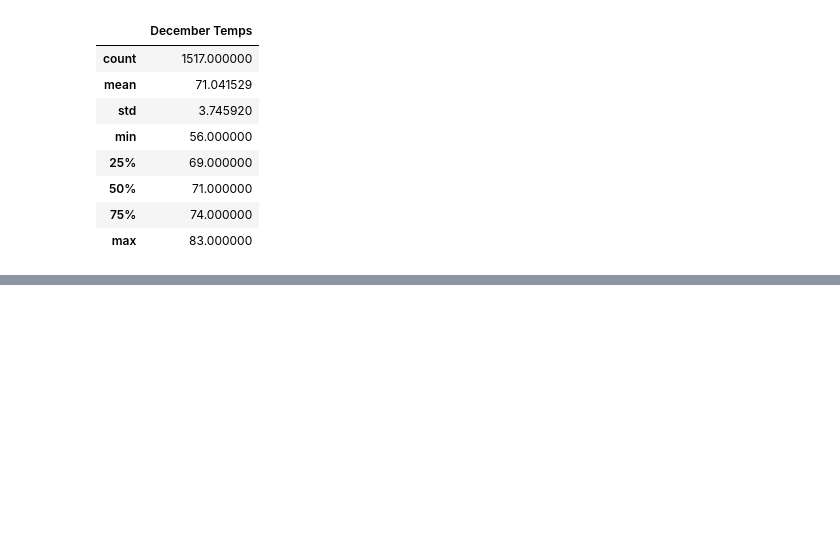
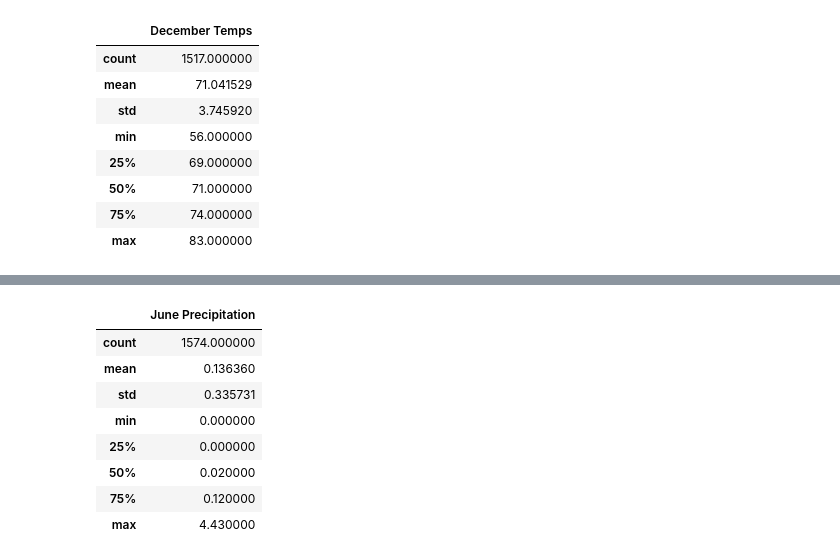
Before and after one commit to ashley-green1/surfs_up, a Jupyter notebook: SurfsUp_Challenge.ipynb, the cells around one changed output, grey strips where cells are left out. Drawn from its saved outputs; the diff is of its cells as text; code cells hidden in the pictures; blank space fills up the shorter version.

```diff
--- a/SurfsUp_Challenge.ipynb
+++ b/SurfsUp_Challenge.ipynb
@@ -172,0 +199,26 @@ Dec_df.describe()
+# %%
+# Caldulate and print out the summary statistics for June precipitation.
+
+# Write a query that filters the Measurement table to retrieve the precipitation for the month of June.
+session.query(Measurement.prcp).\
+filter(extract('month', Measurement.date) == 6).all()
+
+# Convert the June precipitation to a list.
+Jun_prcp = session.query(Measurement.prcp).\
+filter(extract('month', Measurement.date) == 6).all()
+
+# Create a DataFrame from the list of precipitation for the month of June.
+Jun_prcp_df = pd.DataFrame(Jun_prcp, columns=['June Precipitation'])
+
+# Calculate and print out the summary statistics for the June precipitation DataFrame.
+Jun_prcp_df.describe()
+# %% [output]
+|  | June Precipitation |
+| count | 1574.000000 |
+| mean | 0.136360 |
+| std | 0.335731 |
+| min | 0.000000 |
+| 25% | 0.000000 |
+| 50% | 0.020000 |
+| 75% | 0.120000 |
+| max | 4.430000 |
```
Also changed, not shown: parts of 1 cell of this notebook.
